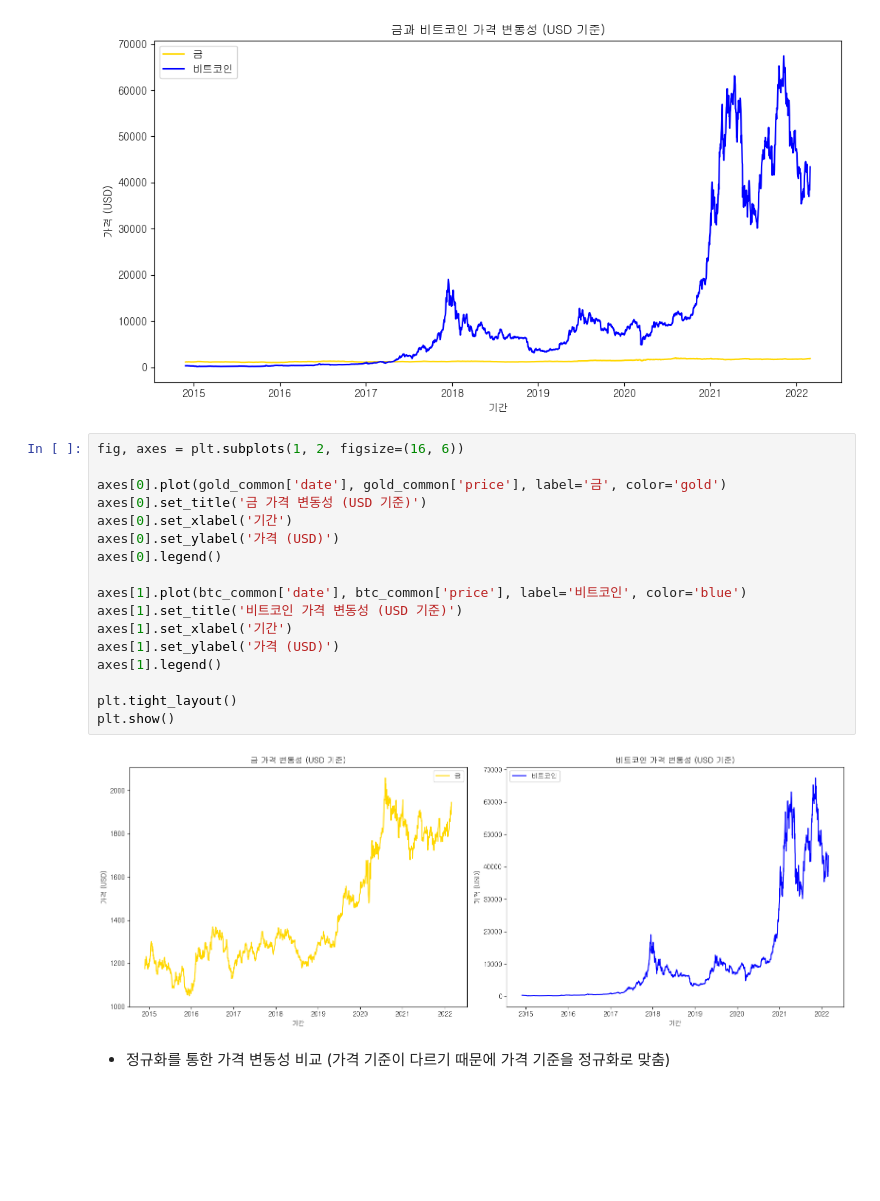
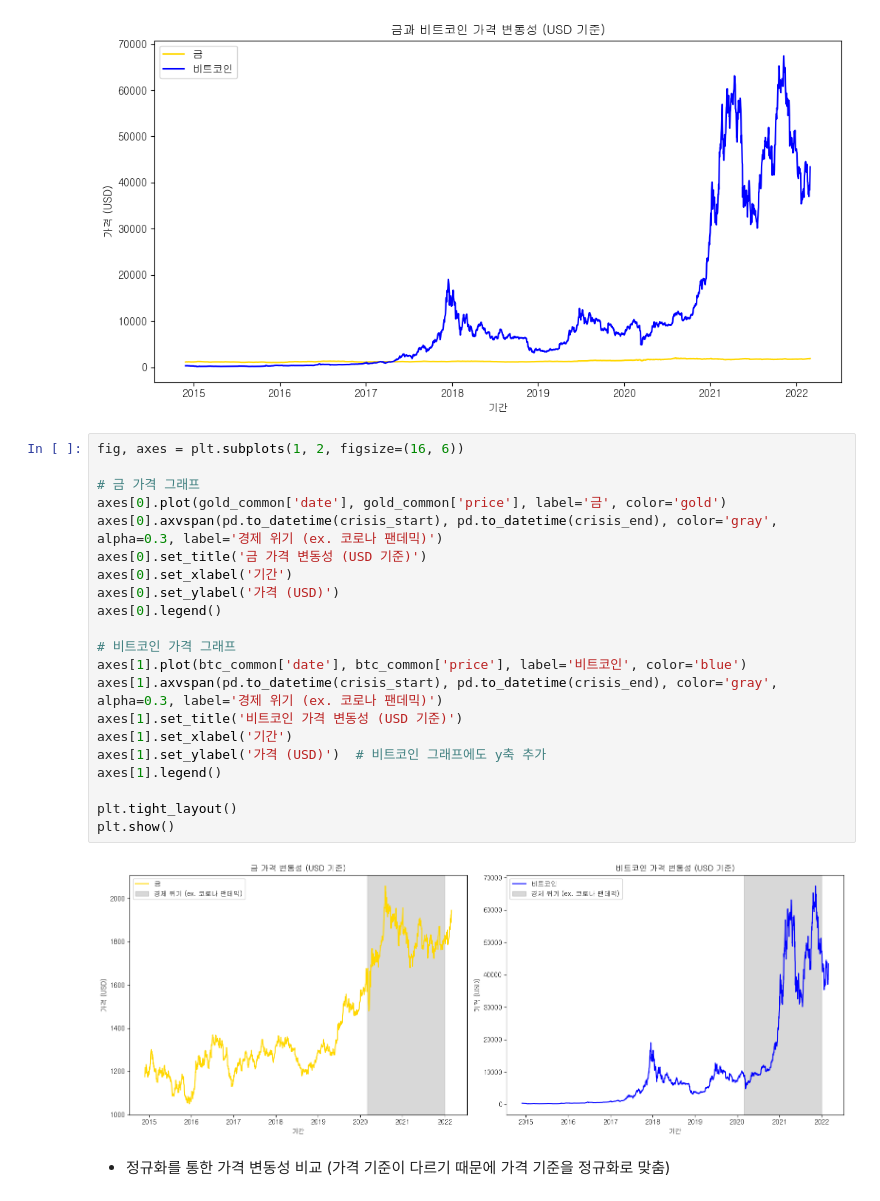
Before and after one commit to Encore-SKN-9/eda_3team, a Jupyter notebook: eda_final.ipynb, the cells around one changed output. Drawn from its saved outputs; the diff is of its cells as text; blank space fills up the shorter version.

Commit message:
update visualization

```diff
--- a/eda_final.ipynb
+++ b/eda_final.ipynb
@@ -195,22 +195,26 @@ plt.show()
 # %%
 fig, axes = plt.subplots(1, 2, figsize=(16, 6))
 
+# 금 가격 그래프
 axes[0].plot(gold_common['date'], gold_common['price'], label='금', color='gold')
+axes[0].axvspan(pd.to_datetime(crisis_start), pd.to_datetime(crisis_end), color='gray', alpha=0.3, label='경제 위기 (ex. 코로나 팬데믹)')
 axes[0].set_title('금 가격 변동성 (USD 기준)')
 axes[0].set_xlabel('기간')
 axes[0].set_ylabel('가격 (USD)')
 axes[0].legend()
 
+# 비트코인 가격 그래프
 axes[1].plot(btc_common['date'], btc_common['price'], label='비트코인', color='blue')
+axes[1].axvspan(pd.to_datetime(crisis_start), pd.to_datetime(crisis_end), color='gray', alpha=0.3, label='경제 위기 (ex. 코로나 팬데믹)')
 axes[1].set_title('비트코인 가격 변동성 (USD 기준)')
 axes[1].set_xlabel('기간')
-axes[1].set_ylabel('가격 (USD)')
+axes[1].set_ylabel('가격 (USD)')  # 비트코인 그래프에도 y축 추가
 axes[1].legend()
 
 plt.tight_layout()
 plt.show()
 # %% [output]
-[figure, old version]
+[figure, new version]
 # %% [markdown]
 - 정규화를 통한 가격 변동성 비교 (가격 기준이 다르기 때문에 가격 기준을 정규화로 맞춤)
 # %%
```
